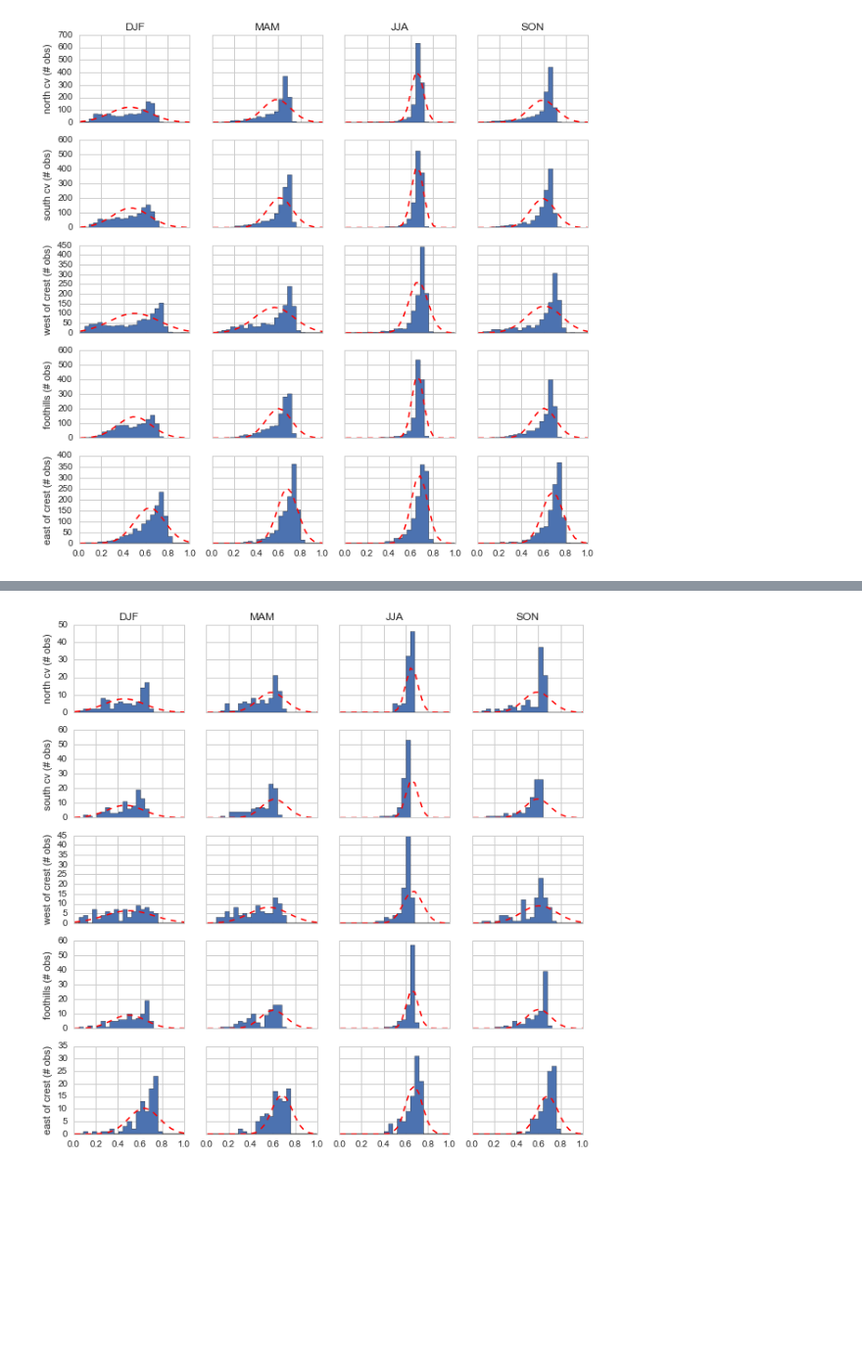
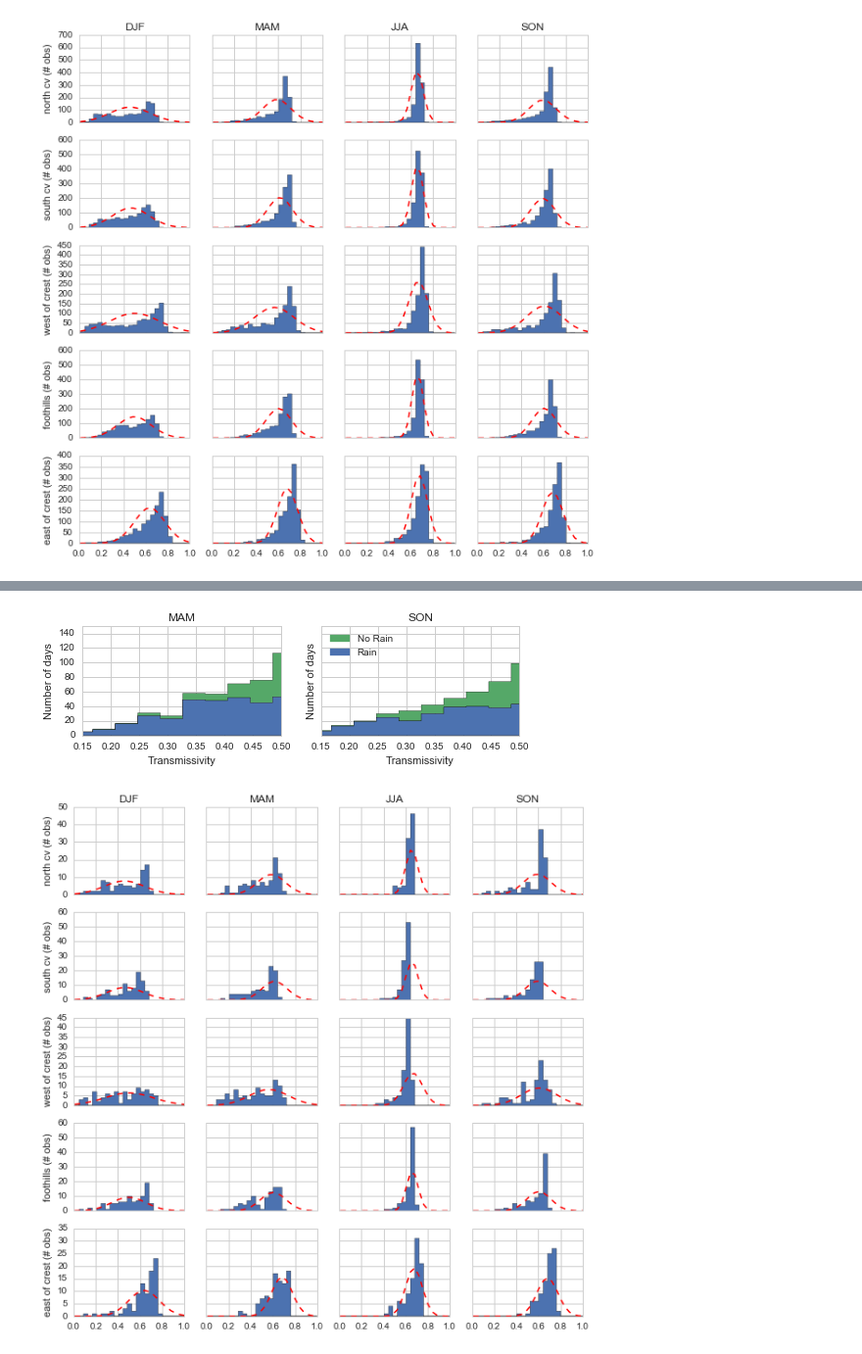
Before and after one commit to klapo/CalRad, a Jupyter notebook: CR.TauHistogram.ipynb, the cells around one changed output, grey strips where cells are left out. Shown at 98% size. Saved outputs shown, nothing was run; the diff lists cells and outputs as text; code cells hidden in the pictures; blank space fills up the shorter version.

```diff
--- a/CR.TauHistogram.ipynb
+++ b/CR.TauHistogram.ipynb
@@ -142,7 +140,7 @@ y = np.empty((5,4,25+1))
 for n_s,s in enumerate(seasons):
     for n_gr,gr in enumerate(grouping):
         ax = axes[n_gr,n_s]
-
+        tau.to_array().swap_dims({'station':'Grouping'}).loc[{'Grouping':gr}].mean('Grouping')
         tau_for_hist = tau.to_array().swap_dims({'station':'Grouping'}).loc[{'Grouping':gr}].mean('Grouping')
         tau_for_hist = tau_for_hist.sel(time=(tau_for_hist['time.season'] == s))
         tau_for_hist = np.ma.masked_where(np.isnan(tau_for_hist),tau_for_hist)
@@ -166,3 +230,34 @@ for n_s,s in enumerate(seasons):
+# %%
+## Tau histogram by season
+import matplotlib.patches as mpatches
+# seasons = ['DJF','MAM','JJA','SON']
+seasons = ['MAM', 'SON']
+
+fig,axes = plt.subplots(1, 2, sharex='col', sharey='row', figsize=(8,2))
+# y = np.empty((5,4,25+1))
+for n_s,s in enumerate(seasons):
+    ax = axes[n_s]
+    tau_for_hist = tau.to_array()
+    tau_for_hist_dry = tau_for_hist.where(grobs.precip == 0)
+    tau_for_hist_wet = tau_for_hist.where(grobs.precip > 0)
+
+    tau_for_hist_dry = tau_for_hist_dry.mean(dim='station').sel(time=(tau_for_hist_dry['time.season'] == s))
+    tau_for_hist_wet = tau_for_hist_wet.mean(dim='station').sel(time=(tau_for_hist_wet['time.season'] == s))
+
+    n, bins, patches = ax.hist([tau_for_hist_wet,tau_for_hist_dry],\
+                                range=(.01,1),bins=25, stacked=True, histtype='stepfilled')
+
+    ax.set_xlabel('Transmissivity')
+    ax.set_ylabel('Number of days')
+    ax.set_title(s)
+    ax.set_ylim(0,150)
+    ax.set_xlim(0.15, 0.5)
+    if n_s == 1:
+        patchWet = mpatches.Patch(color=patches[0][0].get_facecolor(),label='Rain')
+        patchDry = mpatches.Patch(color=patches[1][0].get_facecolor(),label='No Rain')
+        ax.legend(handles=[patchDry,patchWet], loc='upper left')
+# %% [output]
+[figure, added]
 # %%
 #### 2006
 ## Tau histogram by season
```
Also changed, not shown: parts of 4 cells of this notebook.
